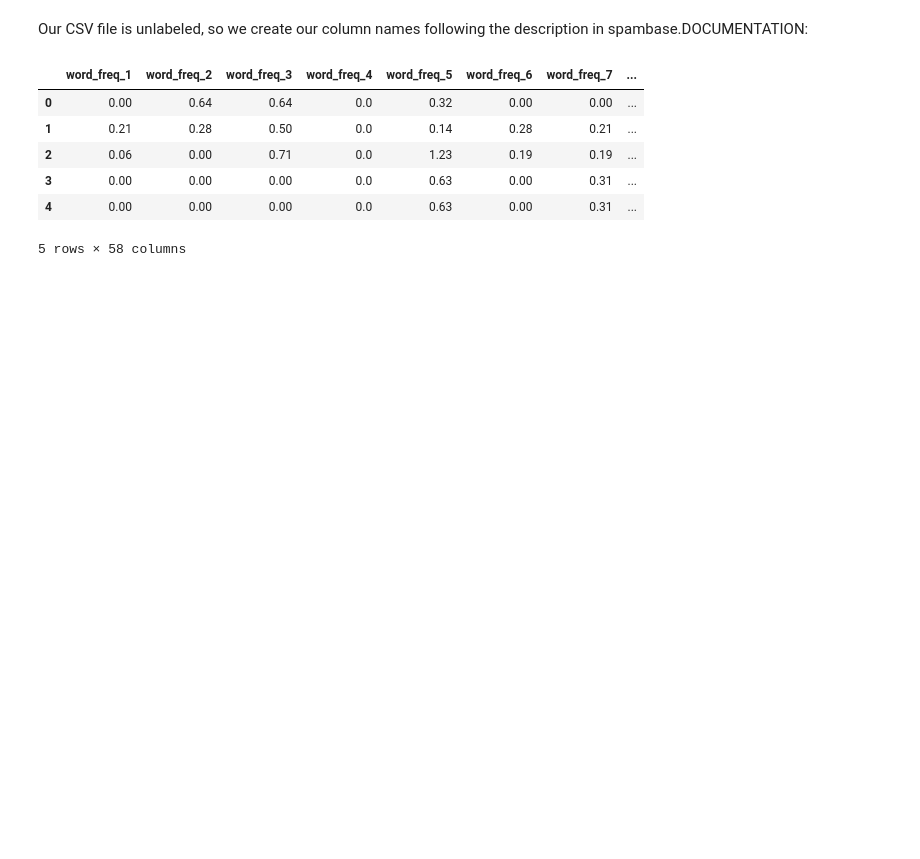
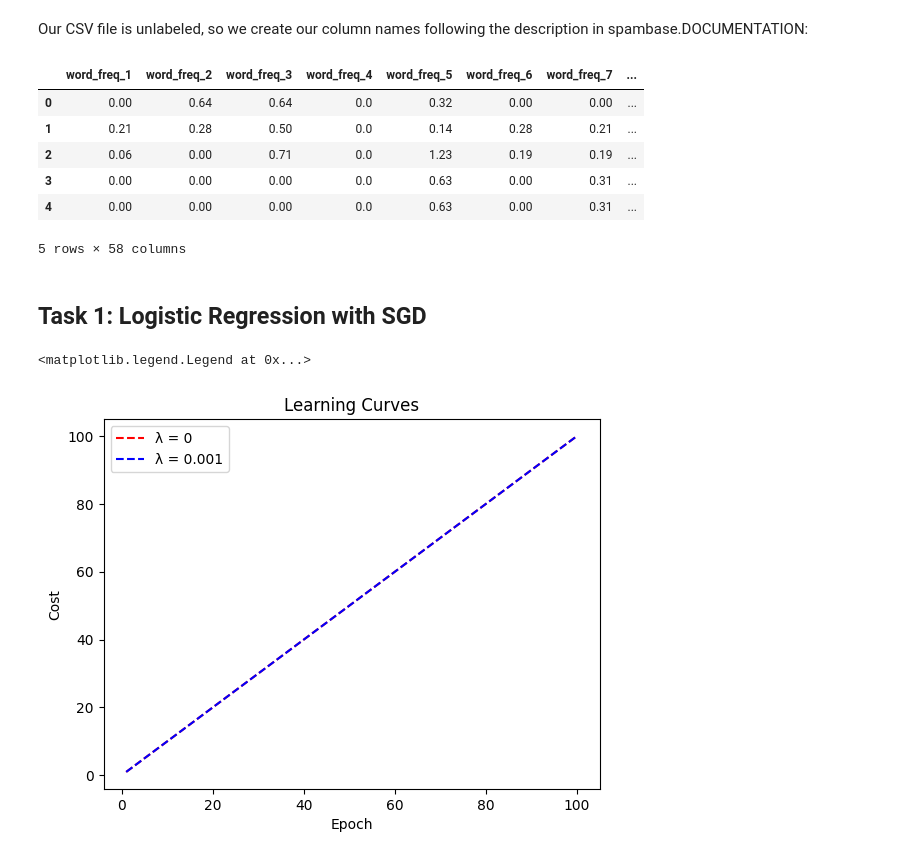
Before and after one commit to johnnyd212/comp551-assignment-2, a Jupyter notebook: notebooks/analysis.ipynb, the cells around one changed output. Cells and saved outputs as stored; diff of their text form; code cells hidden in the pictures; blank space fills up the shorter version.

Commit message:
Implemented display for learning curve, created skeleton for LogisticRegressor class

```diff
--- a/notebooks/analysis.ipynb
+++ b/notebooks/analysis.ipynb
@@ -27,3 +37,5 @@ df.head()
 | 3 | 0.00 | 0.00 | 0.00 | 0.0 | 0.63 | 0.00 | 0.31 | ... |
 | 4 | 0.00 | 0.00 | 0.00 | 0.0 | 0.63 | 0.00 | 0.31 | ... |
 5 rows × 58 columns
+# %% [markdown]
+## Task 1: Logistic Regression with SGD
@@ -29,0 +48,23 @@ df.head()
+# %%
+model_no_reg = LogisticRegressor()
+
+reg_str = 0.001
+model_reg = LogisticRegressor()
+
+learning_curve_no_reg = model_no_reg.fit(learning_curve=True)
+learning_curve_reg = model_reg.fit(learning_curve=True)
+# %%
+plt.plot(np.arange(1, model_no_reg.num_epochs + 1,),
+            learning_curve_no_reg,
+            'r--', label='\u03BB = 0')
+plt.plot(np.arange(1, model_reg.num_epochs + 1),
+            learning_curve_reg,
+            'b--', label=f'\u03BB = {reg_str}')
+
+plt.xlabel("Epoch")
+plt.ylabel("Cost")
+plt.title("Learning Curves")
+plt.legend()
+# %% [output]
+<matplotlib.legend.Legend at 0x...>
+[figure, added]
```
Also changed, not shown: parts of 3 cells of this notebook, 2 other files.
